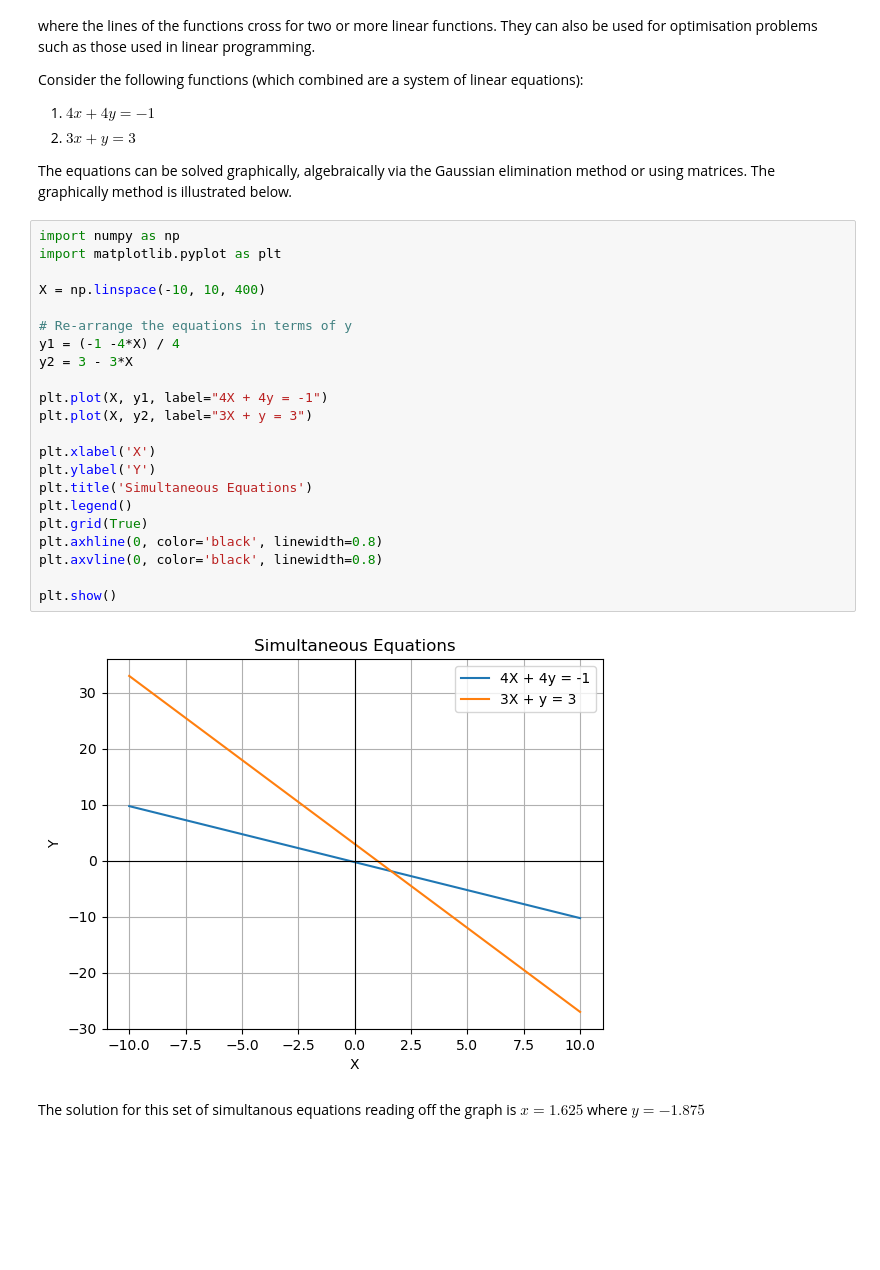
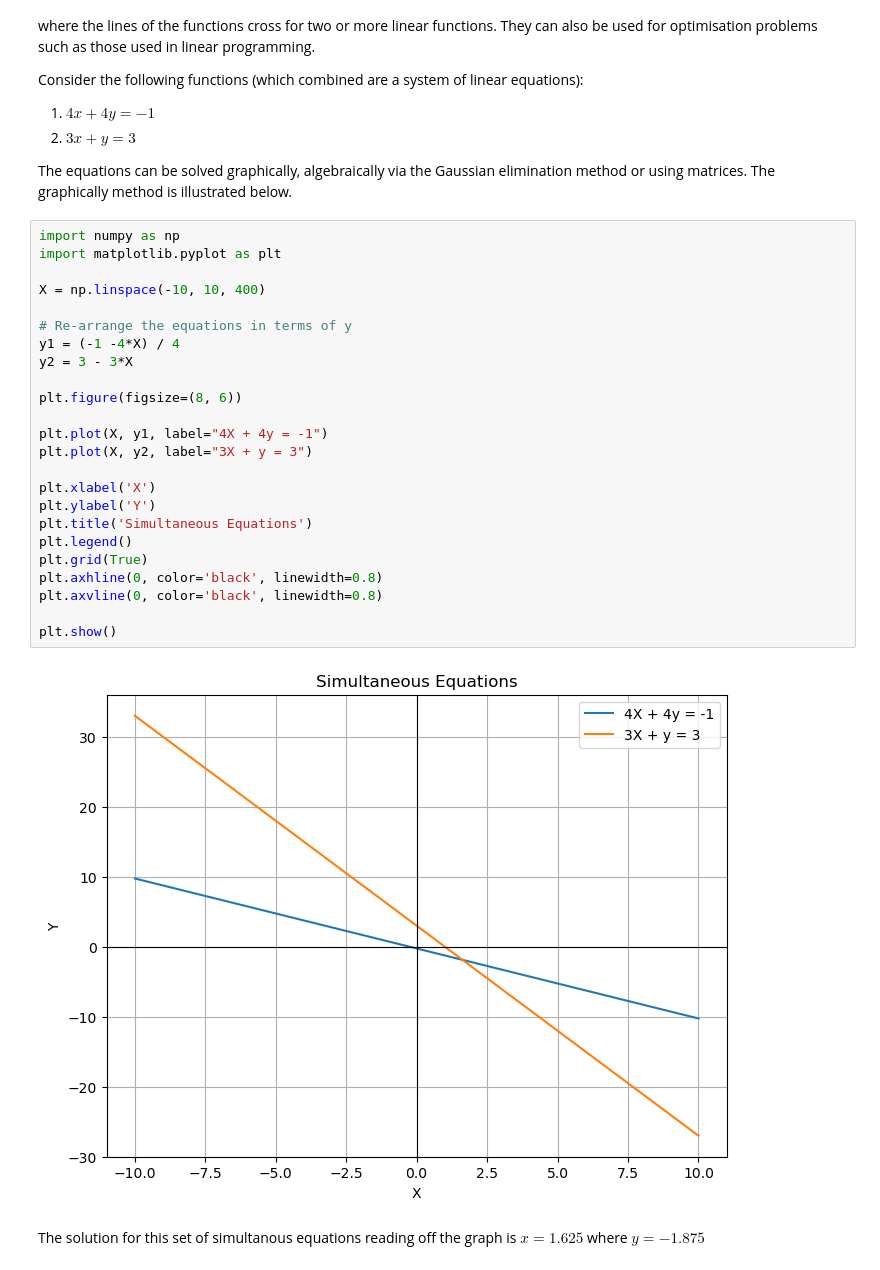
Before and after one commit to segunlonge/OU-MST224-Mathematical-Methods-in-Python, a Jupyter notebook: The Basics.ipynb, the cells around one changed output. Saved outputs shown, nothing was run; the diff lists cells and outputs as text; blank space fills up the shorter version.

```diff
--- a/The Basics.ipynb
+++ b/The Basics.ipynb
@@ -168,27 +147,29 @@ The equations can be solved graphically, algebraically via the Gaussian eliminat
 # %%
 import numpy as np
 import matplotlib.pyplot as plt
 
 X = np.linspace(-10, 10, 400)
 
 # Re-arrange the equations in terms of y
 y1 = (-1 -4*X) / 4
 y2 = 3 - 3*X
+
+plt.figure(figsize=(8, 6))
 
 plt.plot(X, y1, label="4X + 4y = -1")
 plt.plot(X, y2, label="3X + y = 3")
 
 plt.xlabel('X')
 plt.ylabel('Y')
 plt.title('Simultaneous Equations')
 plt.legend()
 plt.grid(True)
 plt.axhline(0, color='black', linewidth=0.8)
 plt.axvline(0, color='black', linewidth=0.8)
 
 plt.show()
 # %% [output]
-[figure, old version]
+[figure, new version]
 # %% [markdown]
 The solution for this set of simultanous equations reading off the graph is $x = 1.625$ where $y=-1.875$
 # %% [markdown]
```
Also changed, not shown: parts of 12 cells of this notebook.
